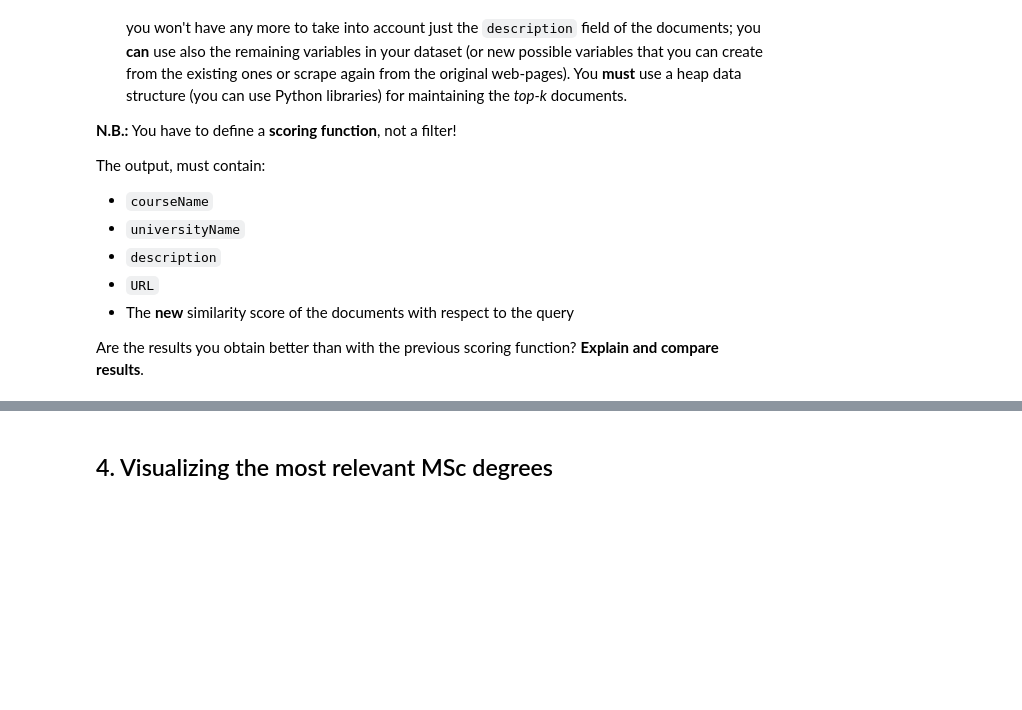
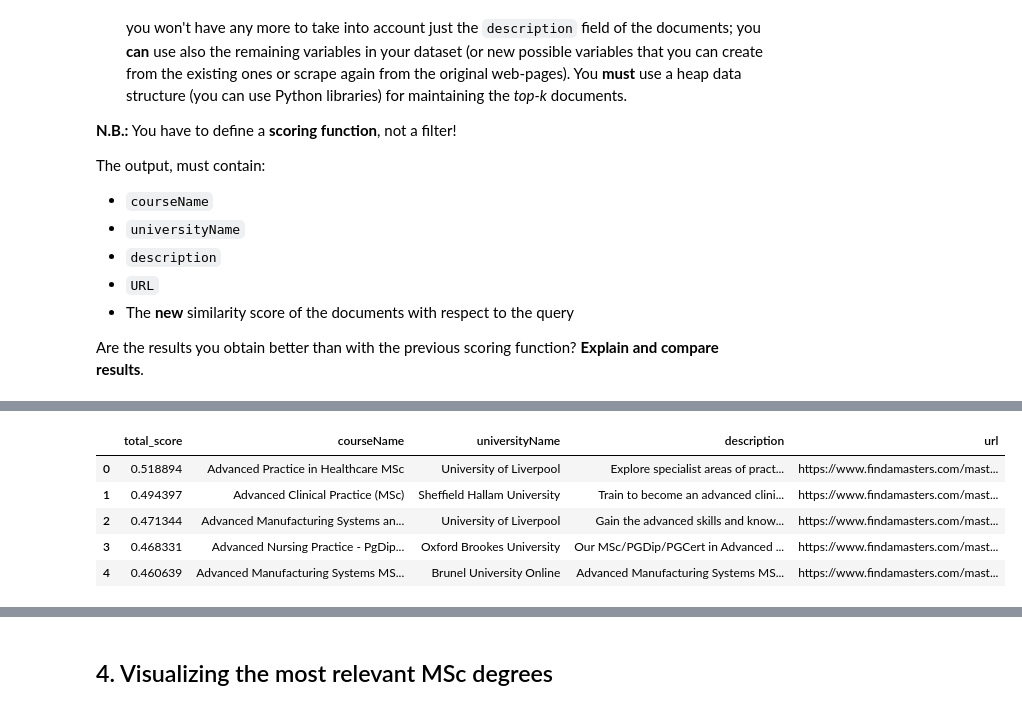
Before and after one commit to LorenzoPannacci/ADM-HW3, a Jupyter notebook: main.ipynb, the cells around one changed output, grey strips where cells are left out. Saved outputs shown, nothing was run; the diff lists cells and outputs as text; code cells hidden in the pictures; blank space fills up the shorter version.

```diff
--- a/main.ipynb
+++ b/main.ipynb
@@ -60,6 +61,7 @@ crawler = reload(crawler)
 parser = reload(parser)
 engine = reload(engine)
 visualizing = reload(visualizing)
+new_scoring = reload(new_scoring)
 # %% [markdown]
 ## 1. Data collection
 # %% [markdown]
@@ -603,0 +543,12 @@ top_k_results
+# %%
+# function 'scoring_function' is in 'new_scoring.py', we provide here an example
+
+query = "advanced knowledge"
+new_scoring.scoring_function(query, vocabulary, inverted_index, inverted_index_tfidf)
+# %% [output]
+|  | total_score | courseName | universityName | description | url |
+| 0 | 0.518894 | Advanced Practice in Healthcare MSc | University of Liverpool | Explore specialist areas of pract... | https://www.findamasters.com/mast... |
+| 1 | 0.494397 | Advanced Clinical Practice (MSc) | Sheffield Hallam University | Train to become an advanced clini... | https://www.findamasters.com/mast... |
+| 2 | 0.471344 | Advanced Manufacturing Systems an... | University of Liverpool | Gain the advanced skills and know... | https://www.findamasters.com/mast... |
+| 3 | 0.468331 | Advanced Nursing Practice - PgDip... | Oxford Brookes University | Our MSc/PGDip/PGCert in Advanced ... | https://www.findamasters.com/mast... |
+| 4 | 0.460639 | Advanced Manufacturing Systems MS... | Brunel University Online | Advanced Manufacturing Systems MS... | https://www.findamasters.com/mast... |
```
Also changed, not shown: parts of 16 cells of this notebook, 4 other files.
